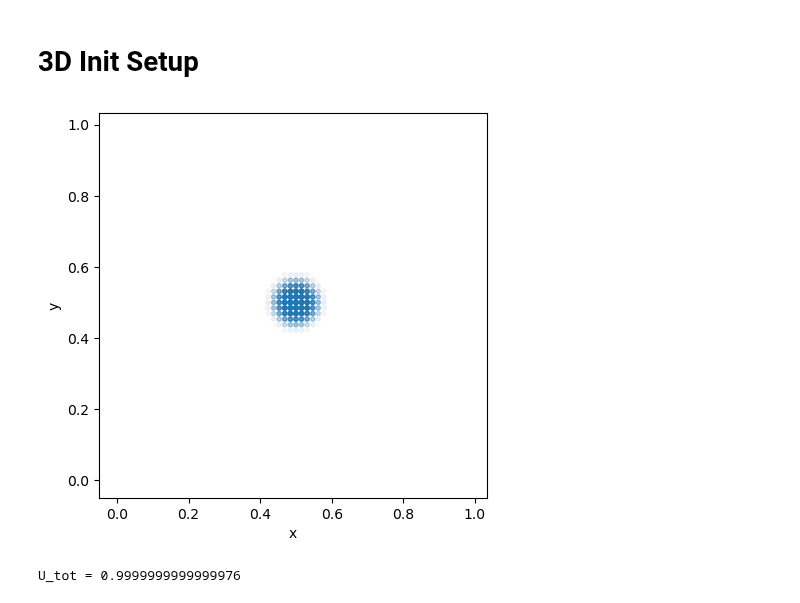
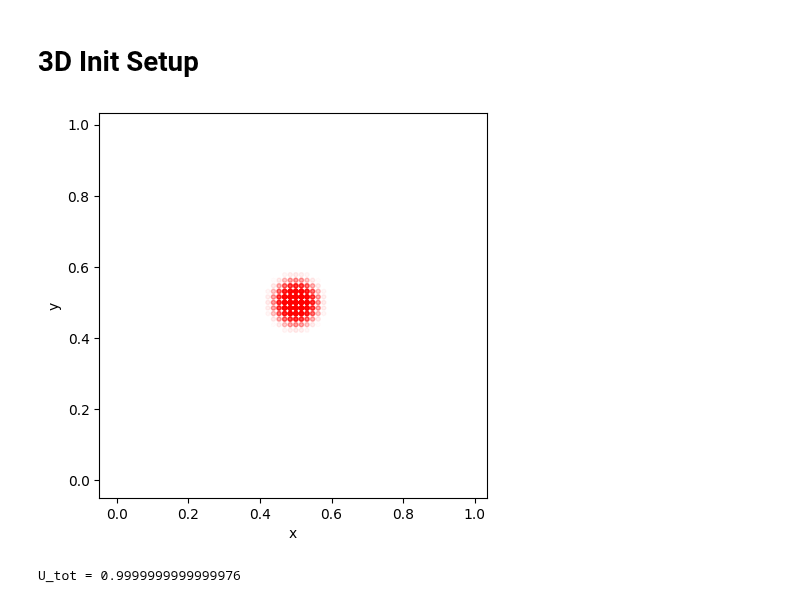
Before and after one commit to JackNarvaez/Rusph, a Jupyter notebook: Temp_Plots/Plots_sedov_blast_wave.ipynb, the cells around one changed output. Cells and saved outputs as stored; diff of their text form; code cells hidden in the pictures.

```diff
--- a/Temp_Plots/Plots_sedov_blast_wave.ipynb
+++ b/Temp_Plots/Plots_sedov_blast_wave.ipynb
@@ -17,18 +17,18 @@ sdf_ini.calc_density()
 # %%
 fig, ax = plt.subplots(figsize=(5,5))
 
 alph = "u"
 x1="x"
 x2="y"
 
-ax.scatter(sdf_ini[x1], sdf_ini[x2], marker=".", alpha=sdf_ini[alph]/np.max(sdf_ini[alph]))
+ax.scatter(sdf_ini[x1], sdf_ini[x2], marker=".", color="r", alpha=sdf_ini[alph]/np.max(sdf_ini[alph]))
 
 ax.set_xlabel(x1)
 ax.set_ylabel(x2)
 
 plt.show()
 # %% [output]
-[figure, old version]
+[figure, new version]
 # %%
 print(f"U_tot = {dm*np.sum(sdf_ini['u'])}")
 # %% [output]
```
Also changed, not shown: parts of 8 cells of this notebook, 19 other files.
